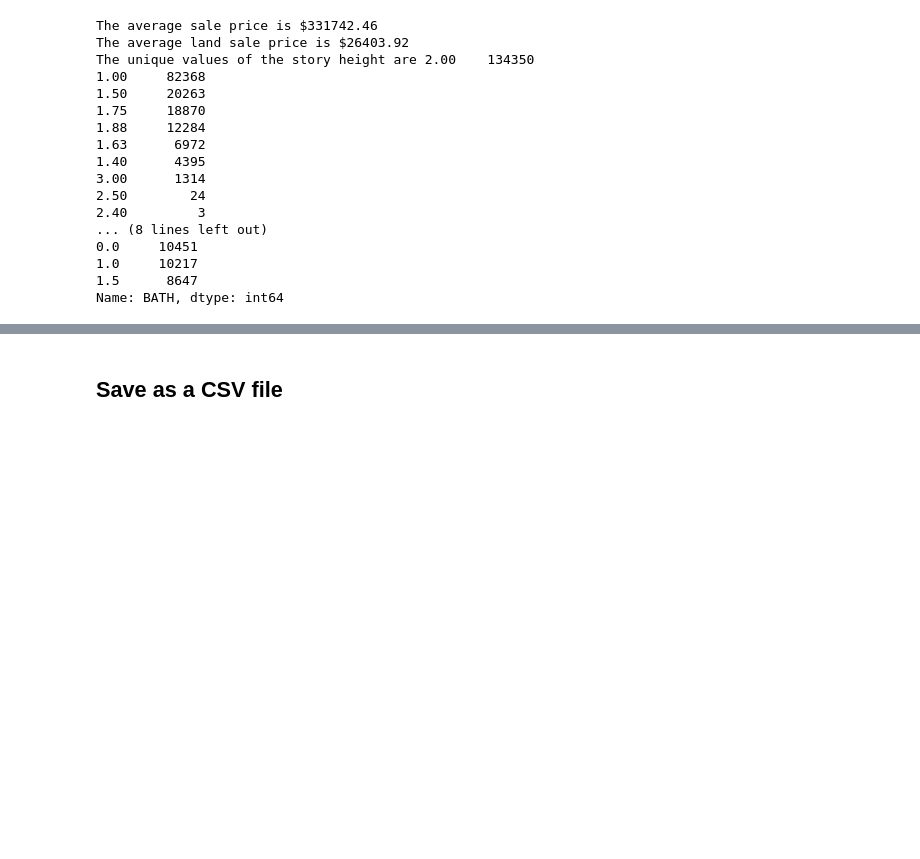
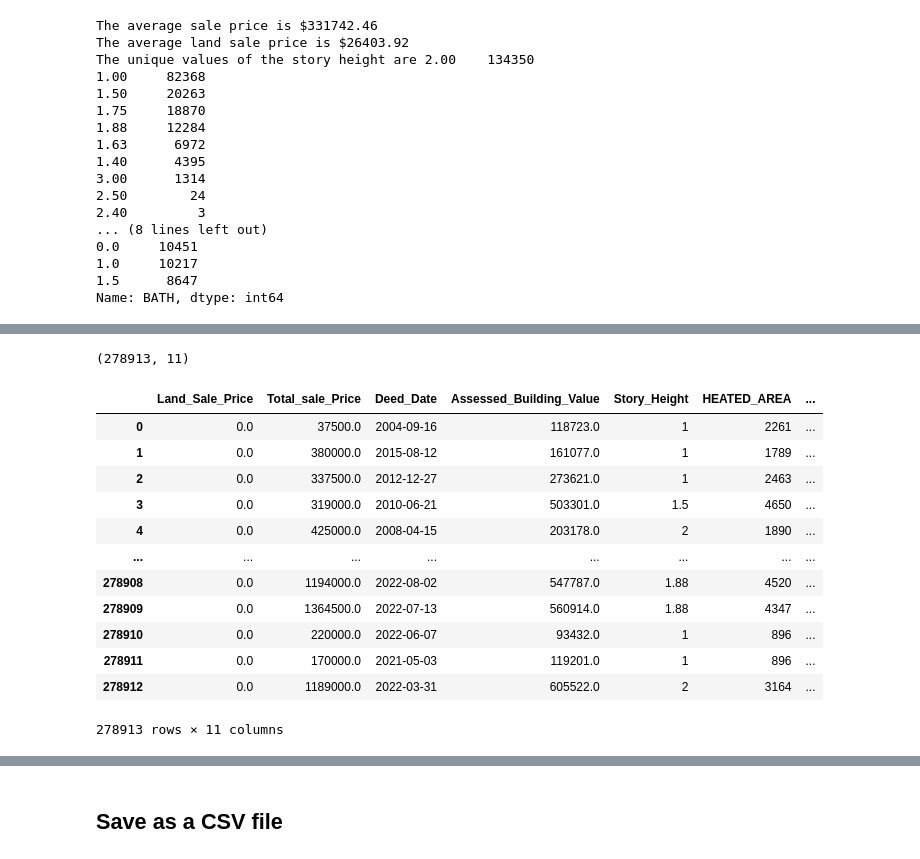
Before and after one commit to alisongh/SIADS-696-Milestone-II, a Jupyter notebook: house_price.ipynb, the cells around one changed output, grey strips where cells are left out. Drawn from its saved outputs; the diff is of its cells as text; code cells hidden in the pictures; blank space fills up the shorter version.

Commit message:
removed nan values

```diff
--- a/house_price.ipynb
+++ b/house_price.ipynb
@@ -43,6 +43,7 @@ updated_house_price.loc[updated_house_price['BATH'] == 'C', 'BATH'] = 2
 updated_house_price.loc[updated_house_price['BATH'] == 'D', 'BATH'] = 2.5
 updated_house_price.loc[updated_house_price['BATH'] == 'E', 'BATH'] = 3
 updated_house_price.loc[updated_house_price['BATH'] == 'F', 'BATH'] = 3.5
+updated_house_price.loc[updated_house_price['BATH'] == 'G', 'BATH'] = 0
 updated_house_price.loc[updated_house_price['BATH'] == 'H', 'BATH'] = 0
 updated_house_price.loc[updated_house_price['BATH'] == 'I', 'BATH'] = 1
 updated_house_price.loc[updated_house_price['BATH'] == 'J', 'BATH'] = 0
@@ -138,0 +159,20 @@ Name: BATH, dtype: int64
+# %%
+updated_house_price.dropna(subset = ['UTILITIES', 'BATH', 'Story_Height'], inplace=True)
+updated_house_price.reset_index(drop=True, inplace=True)
+print(updated_house_price.shape)
+updated_house_price
+# %% [output]
+(278913, 11)
+|  | Land_Sale_Price | Total_sale_Price | Deed_Date | Assessed_Building_Value | Story_Height | HEATED_AREA | ... |
+| 0 | 0.0 | 37500.0 | 2004-09-16 | 118723.0 | 1 | 2261 | ... |
+| 1 | 0.0 | 380000.0 | 2015-08-12 | 161077.0 | 1 | 1789 | ... |
+| 2 | 0.0 | 337500.0 | 2012-12-27 | 273621.0 | 1 | 2463 | ... |
+| 3 | 0.0 | 319000.0 | 2010-06-21 | 503301.0 | 1.5 | 4650 | ... |
+| 4 | 0.0 | 425000.0 | 2008-04-15 | 203178.0 | 2 | 1890 | ... |
+| ... | ... | ... | ... | ... | ... | ... | ... |
+| 278908 | 0.0 | 1194000.0 | 2022-08-02 | 547787.0 | 1.88 | 4520 | ... |
+| 278909 | 0.0 | 1364500.0 | 2022-07-13 | 560914.0 | 1.88 | 4347 | ... |
+| 278910 | 0.0 | 220000.0 | 2022-06-07 | 93432.0 | 1 | 896 | ... |
+| 278911 | 0.0 | 170000.0 | 2021-05-03 | 119201.0 | 1 | 896 | ... |
+| 278912 | 0.0 | 1189000.0 | 2022-03-31 | 605522.0 | 2 | 3164 | ... |
+278913 rows × 11 columns
```
Also changed, not shown: parts of 3 cells of this notebook.
